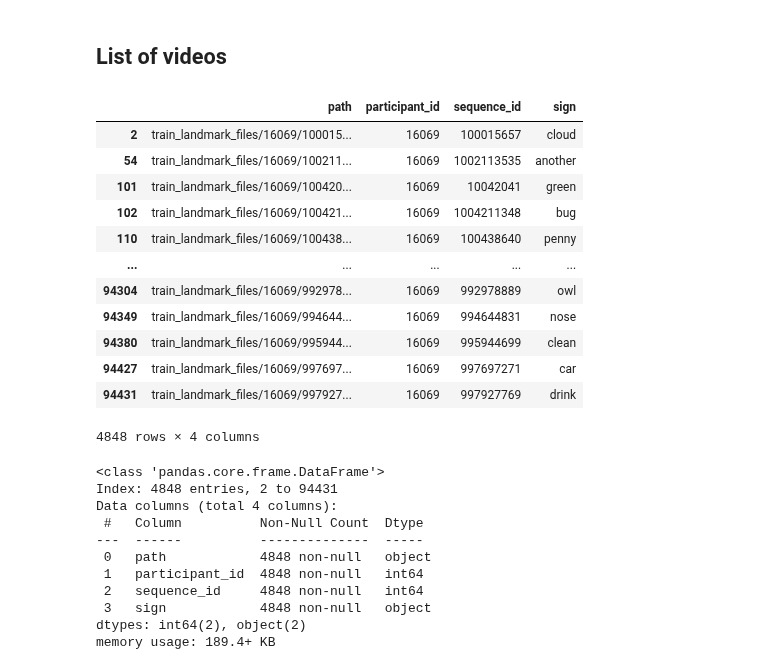
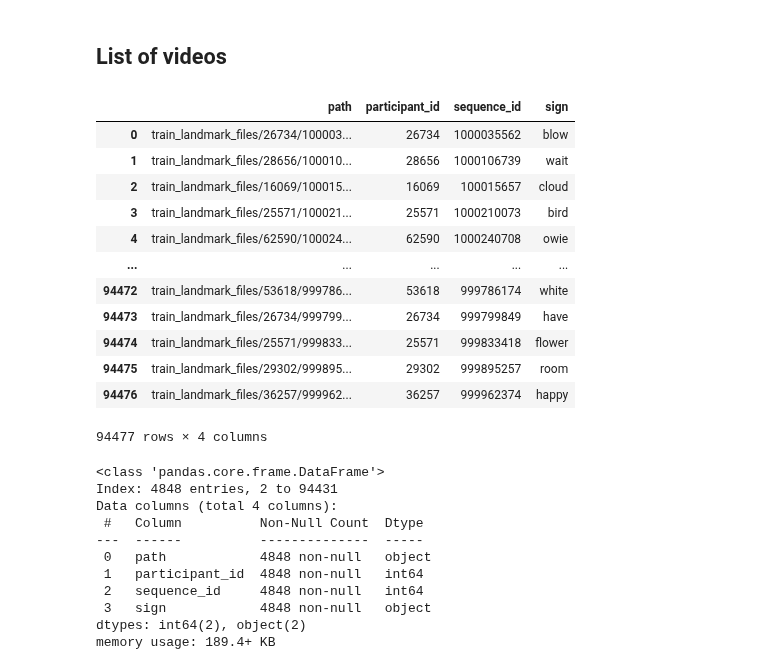
Before and after one commit to benoitfrisque/signlens, a Jupyter notebook: notebooks/Jan/notebook_exploratory_data_analaysis_Jan.ipynb, the cells around one changed output. Drawn from its saved outputs; the diff is of its cells as text; code cells hidden in the pictures.

```diff
--- a/notebooks/Jan/notebook_exploratory_data_analaysis_Jan.ipynb
+++ b/notebooks/Jan/notebook_exploratory_data_analaysis_Jan.ipynb
@@ -26,9 +79,9 @@ from IPython.display import Image, display, Video, HTML
 # %%
-DATA_DIR         = Path('../../raw_data/google')
-TRAIN_CSV_PATH   = DATA_DIR/'train.csv'
-LANDMARK_DIR     = DATA_DIR/'train_landmark_files'
-LANDMARK_DIR_NOFACE = DATA_DIR/'train_landmark_files_noface'
-LABEL_MAP_PATH   = DATA_DIR/'sign_to_prediction_index_map.json'
+#DATA_DIR         = Path('../../raw_data/google')
+#TRAIN_CSV_PATH   = DATA_DIR/'train.csv'
+#LANDMARK_DIR     = DATA_DIR/'train_landmark_files'
+#LANDMARK_DIR_NOFACE = DATA_DIR/'train_landmark_files_noface'
+#LABEL_MAP_PATH   = DATA_DIR/'sign_to_prediction_index_map.json'
 # %% [markdown]
 ## Data description
 # %% [markdown]
@@ -54,22 +107,22 @@ Landmark data should not be used to identify or re-identify an individual. Landm
 ## List of videos
 # %%
 train = pd.read_csv(TRAIN_CSV_PATH)
-train = train[train['participant_id']==16069]  # just small sample
+#train = train[train['participant_id']==16069]  # just small sample
 train
 # %% [output]
 |  | path | participant_id | sequence_id | sign |
+| 0 | train_landmark_files/26734/100003... | 26734 | 1000035562 | blow |
+| 1 | train_landmark_files/28656/100010... | 28656 | 1000106739 | wait |
 | 2 | train_landmark_files/16069/100015... | 16069 | 100015657 | cloud |
-| 54 | train_landmark_files/16069/100211... | 16069 | 1002113535 | another |
-| 101 | train_landmark_files/16069/100420... | 16069 | 10042041 | green |
-| 102 | train_landmark_files/16069/100421... | 16069 | 1004211348 | bug |
-| 110 | train_landmark_files/16069/100438... | 16069 | 100438640 | penny |
+| 3 | train_landmark_files/25571/100021... | 25571 | 1000210073 | bird |
+| 4 | train_landmark_files/62590/100024... | 62590 | 1000240708 | owie |
 | ... | ... | ... | ... | ... |
-| 94304 | train_landmark_files/16069/992978... | 16069 | 992978889 | owl |
-| 94349 | train_landmark_files/16069/994644... | 16069 | 994644831 | nose |
-| 94380 | train_landmark_files/16069/995944... | 16069 | 995944699 | clean |
-| 94427 | train_landmark_files/16069/997697... | 16069 | 997697271 | car |
-| 94431 | train_landmark_files/16069/997927... | 16069 | 997927769 | drink |
+| 94472 | train_landmark_files/53618/999786... | 53618 | 999786174 | white |
+| 94473 | train_landmark_files/26734/999799... | 26734 | 999799849 | have |
+| 94474 | train_landmark_files/25571/999833... | 25571 | 999833418 | flower |
+| 94475 | train_landmark_files/29302/999895... | 29302 | 999895257 | room |
+| 94476 | train_landmark_files/36257/999962... | 36257 | 999962374 | happy |
-4848 rows × 4 columns
+94477 rows × 4 columns
 # %%
 train.info()
 # %% [output]
```
Also changed, not shown: parts of 80 cells of this notebook, 3 other files.
